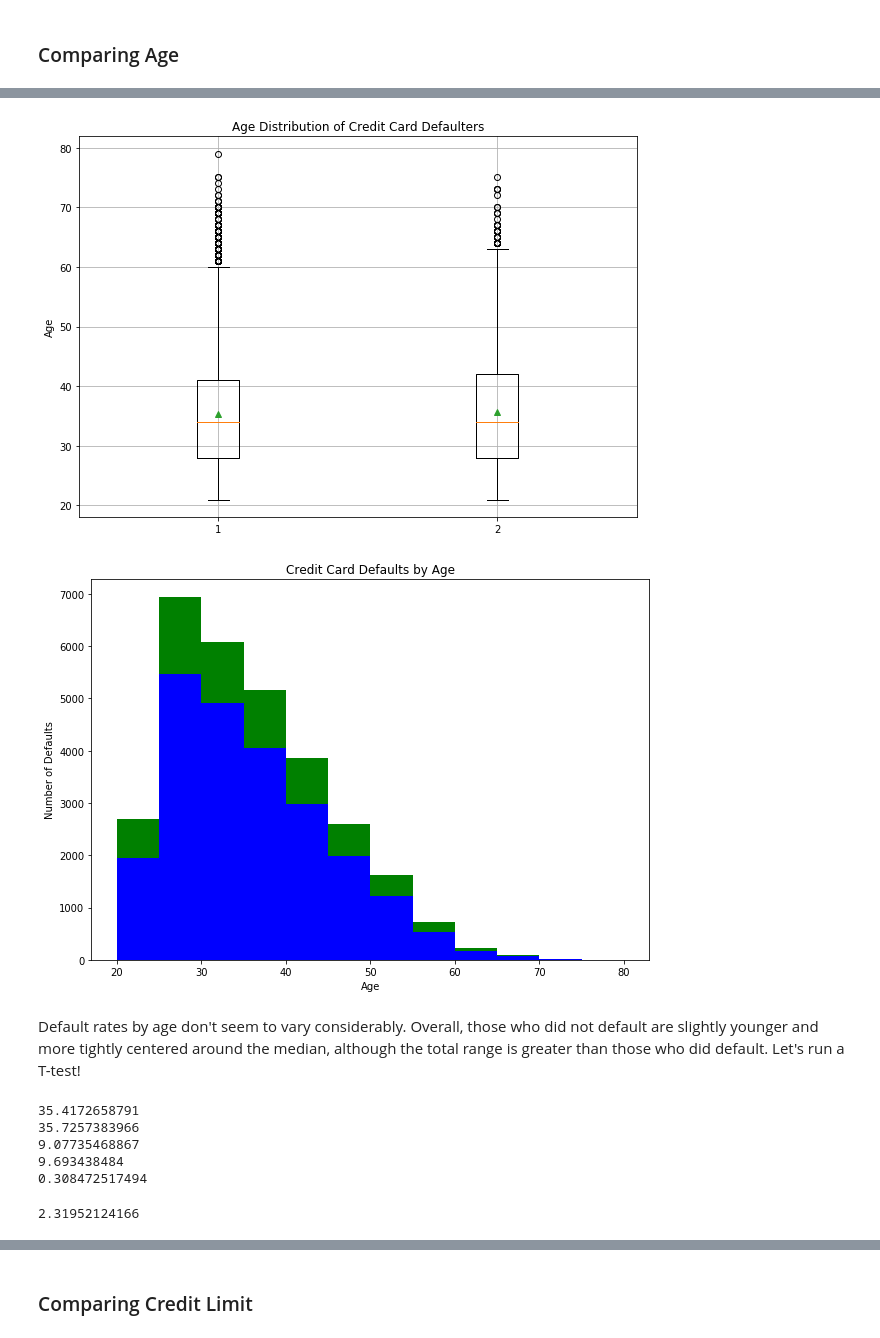
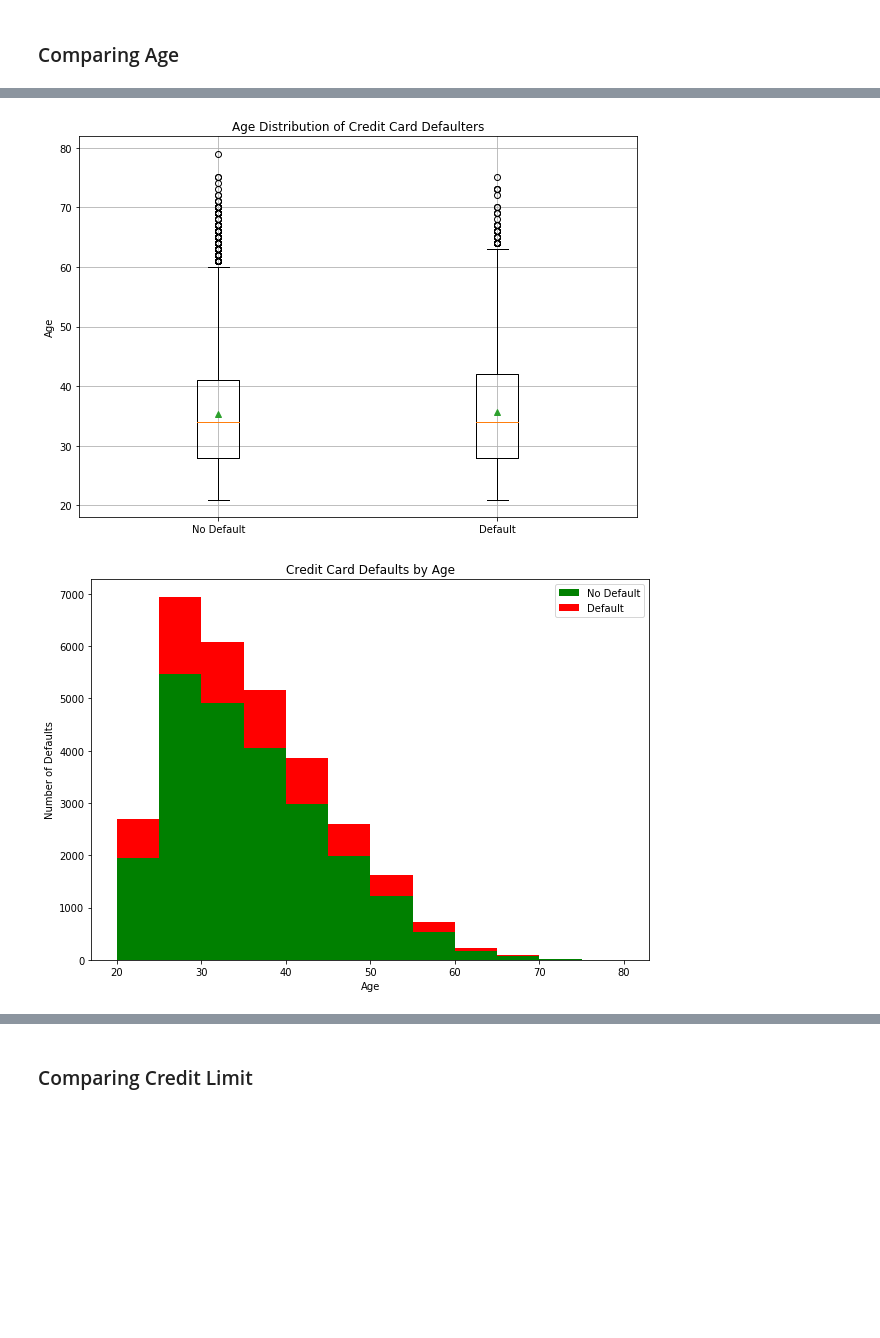
Before and after one commit to meqrothwell/Thinkful, a Jupyter notebook: 1 - cc_project.ipynb, the cells around one changed output, grey strips where cells are left out. Drawn from its saved outputs; the diff is of its cells as text; code cells hidden in the pictures; blank space fills up the shorter version.

```diff
--- a/1 - cc_project.ipynb
+++ b/1 - cc_project.ipynb
@@ -58,54 +105,22 @@ plt.title('Age Distribution of Credit Card Defaulters')
 plt.boxplot([nd_age, de_age], showmeans=True)
 ax = plt.gca()
 ax.grid(True)
+plt.xticks([1, 2], ['No Default', 'Default'])
 
 plt.show()
 # %% [output]
-[figure, old version]
+[figure, new version]
 # %%
 plt.figure(figsize=(10, 7))
-
 plt.hist([no_defaults['AGE'],defaults['AGE']],
-          bins=[20, 25, 30, 35, 40, 45, 50, 55, 60, 65, 70, 75, 80], stacked=True, color = ['b','g'])
-
+          bins=[20, 25, 30, 35, 40, 45, 50, 55, 60, 65, 70, 75, 80], stacked=True,
+                 color = ['g','r'], label = ['No Default', 'Default'])
+P.legend()
 plt.title('Credit Card Defaults by Age')
 plt.xlabel('Age')
 plt.ylabel('Number of Defaults')
 opacity = 0.5
 
-#create legend
-#from matplotlib.patches import Rectangle
-#handles = [Rectangle((0,0),1,1,color=c,ec="k") for c in [no_defaults, defaults]]
-#labels= ["No Default","Default"]
-#plt.legend(handles, labels)
-
 plt.show()
 # %% [output]
-[figure, old version]
+[figure, new version]
-# %% [markdown]
-Default rates by age don't seem to vary considerably. Overall, those who did not default are slightly younger and more tightly centered around the median, although the total range is greater than those who did default. Let's run a T-test!
-# %%
-print(nd_age.mean())
-print(de_age.mean())
-print(nd_age.std())
-print(de_age.std())
-diff=de_age.mean( ) - nd_age.mean()
-print(diff)
-# %% [output]
-35.4172658791
-35.7257383966
-9.07735468867
-9.693438484
-0.308472517494
-# %%
-size = np.array([len(nd_age), len(de_age)])
-sd = np.array([nd_age.std(), de_age.std()])
-
-# The squared standard deviations are divided by the sample size and summed, then we take
-# the square root of the sum.
-diff_se = (sum(sd ** 2 / size)) ** 0.5
-
-#The difference between the means divided by the standard error: T-value.
-print(diff/diff_se)
-# %% [output]
-2.31952124166
```
Also changed, not shown: parts of 26 cells of this notebook.
